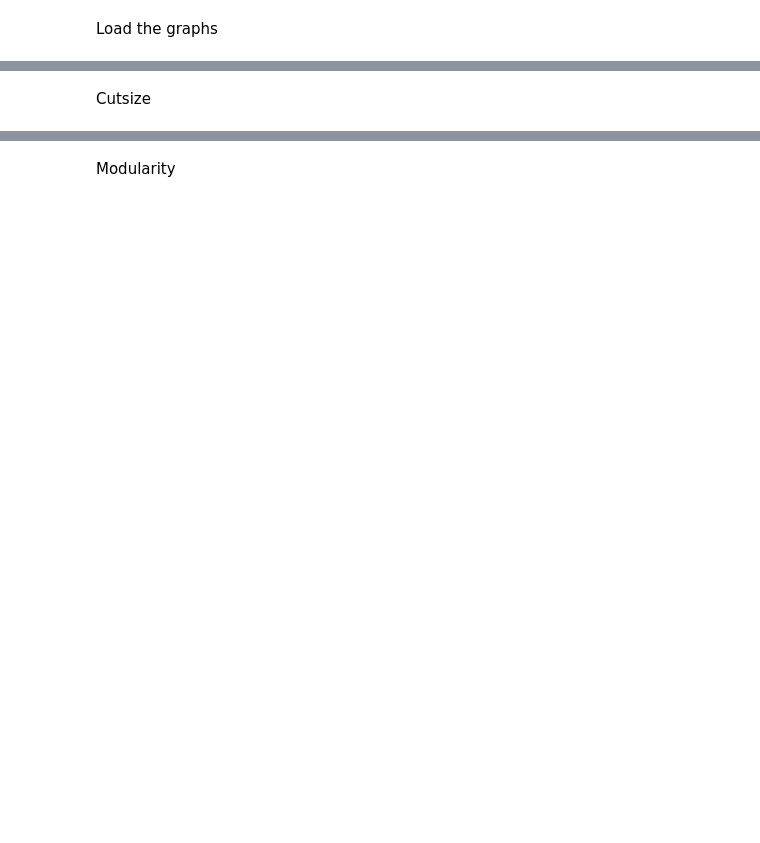
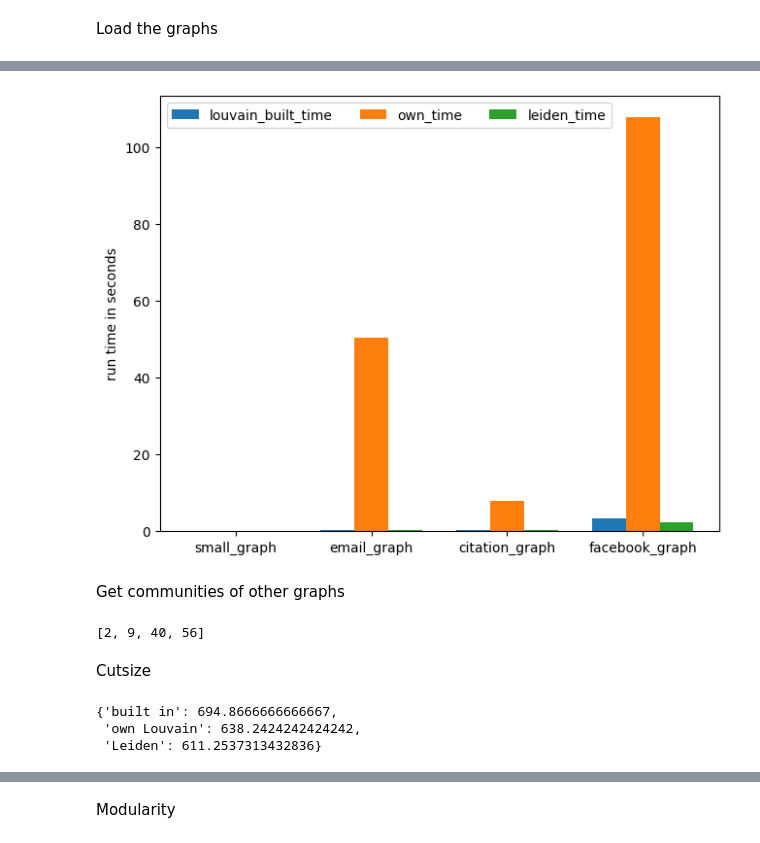
Before and after one commit to Arefay97/Social-Media-Analytics---Project, a Jupyter notebook: compare2.ipynb, the cells around one changed output, grey strips where cells are left out. Saved outputs shown, nothing was run; the diff lists cells and outputs as text; code cells hidden in the pictures; blank space fills up the shorter version.

```diff
--- a/compare2.ipynb
+++ b/compare2.ipynb
@@ -64,0 +72,5 @@ data_dict = {
+# %%
+data_dict['own_time'] = []
+for G in graphs:
+    t = apply_own_time(G)
+    data_dict['own_time'].append(t)
@@ -64,0 +112,28 @@ data_dict = {
+# %%
+def plot_bar(y1,y2,y3,title):
+    fig, ax = plt.subplots(layout='constrained')
+    x = np.arange(4)  # the label locations
+    width = 0.25  # the width of the bars
+    multiplier = 0
+
+    for attribute, measurement in data_dict.items():
+        if attribute in [y1,y2,y3]:
+            offset = width * multiplier
+            rects = ax.bar(x + offset, measurement, width, label=attribute)
+            #ax.bar_label(rects, padding=3)
+            multiplier += 1
+
+    # Add some text for labels, title and custom x-axis tick labels, etc.
+    ax.set_ylabel(title)
+    #ax.set_title('Penguin attributes by species')
+    ax.set_xticks(x + width, data_dict['names'])
+    ax.legend(loc='upper left', ncols=3)
+    #ax.set_ylim(0, 200)
+
+    plt.show()
+# %%
+plot_bar('louvain_built_time','own_time','leiden_time','run time in seconds')
+# %% [output]
+[figure, added]
+# %% [markdown]
+Get communities of other graphs
@@ -65,2 +167,14 @@ data_dict = {
+# %%
+def Leiden(G):
+    communities_built = nx.community.louvain_communities(G)
+    return communities_built
+data_dict['num_leiden'] = []
+for G in graphs:
+    com = Leiden(G)
+    data_dict['num_leiden'].append(len(com))
+    G = add_community_ids(G,com,'Leiden_id')
+data_dict['num_leiden']
+# %% [output]
+[2, 9, 40, 56]
 # %% [markdown]
 Cutsize
@@ -76,0 +181,10 @@ for i,graph in enumerate(graphs):
+# %%
+cutsizes = {}
+cutsizes['built in'] = np.mean(list(Graph_Exploration.get_cut_sizes(facebook_graph,com_id="community_id").values()))
+cutsizes['own Louvain'] = np.mean(list(Graph_Exploration.get_cut_sizes(facebook_graph,com_id="Louvain_id").values()))
+cutsizes['Leiden'] = np.mean(list(Graph_Exploration.get_cut_sizes(facebook_graph,com_id="Leiden_id").values()))
+cutsizes
+# %% [output]
+{'built in': 694.8666666666667,
+ 'own Louvain': 638.2424242424242,
+ 'Leiden': 611.2537313432836}
```
Also changed, not shown: parts of 32 cells of this notebook, 3 other files.
